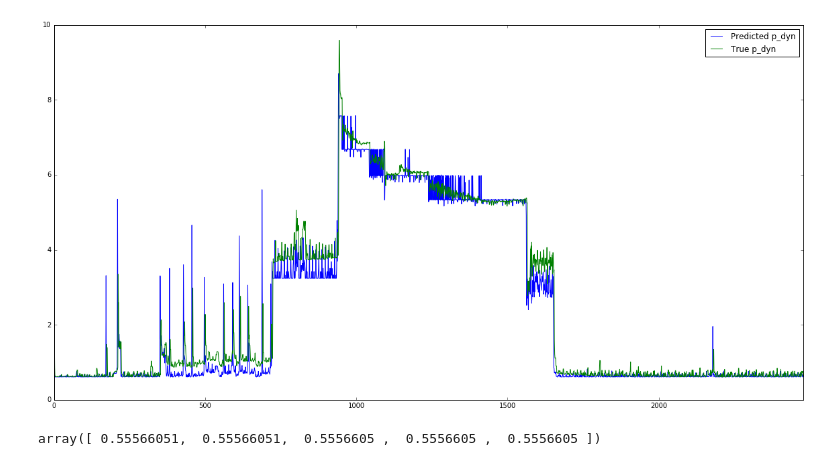
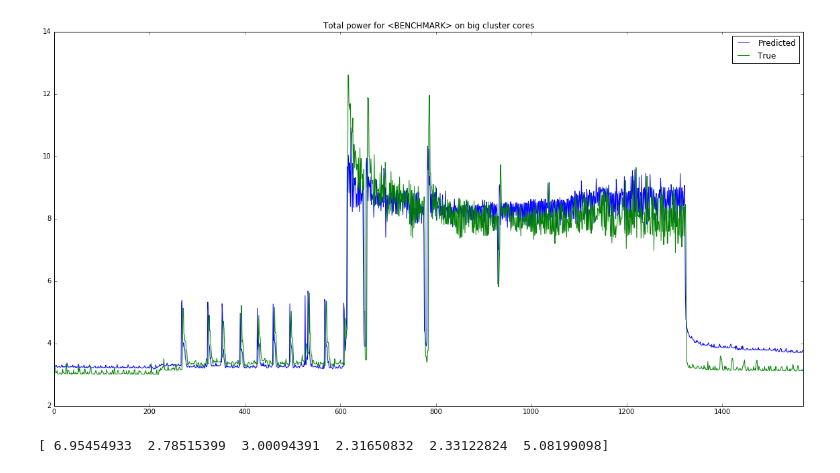
Before and after one commit to MaiaBlanco/userland_dvfs_gov, a Jupyter notebook: data/power model analysis/power_model_coeffs.ipynb, the cells around one changed output. Saved outputs shown, nothing was run; the diff lists cells and outputs as text; code cells hidden in the pictures.

Commit message:
Updates to linear regression power model.

```diff
--- a/data/power model analysis/power_model_coeffs.ipynb
+++ b/data/power model analysis/power_model_coeffs.ipynb
@@ -32,7 +38,8 @@ from power_model import (
 # blackscholes_files = glob.glob("../blackscholes_benchmarking/*.csv")
 blackscholes_files = ["../blackscholes_benchmarking/userspace_ondemand_blackscholes.csv"]
 bodytrack_files = glob.glob("../bodytrack_benchmarking/*.csv")
-random_data = ["../random_test.csv"]
+# random_data = ["../bodytrack_benchmarking/random_mc1_4_log_4_1_2018.csv"]
+random_data = ["../bodytrack_benchmarking/xu4_random_loads_4_1_2018.csv"]
 files = random_data
 # %%
 df_list = []
@@ -109,9 +118,16 @@ data_filtered.head(10)
 # %%
-X = data_filtered.loc[:, ["aVVFb", "vvf_b", "aVVFl", "vvf_l", "gpu_mem"]]
-y = data_filtered.p_dyn#p_total
+X = data_filtered.loc[:, ["aVVFb", "vvf_b", "aVVFl", "vvf_l", "gpu_mem", "p_leak"]]
+y = data_filtered.p_total
+# Or:
+# y = data_filtered.p_dyn
+
+# Fit and apply a scaler to the data:
+scaler = MinMaxScaler()
+scaler.fit(X)
+X = scaler.transform(X)
 
 # Estimate C values for the model (built-in cross validation):
-DPM = RidgeCV(alphas = np.linspace(.1, 10, 50), cv=2)
+DPM = RidgeCV(alphas = np.linspace(0.001, 100, 100), cv=5, normalize=False, fit_intercept=True)
 # # Create training and test sets:
 X_train, X_test, y_train, y_test = train_test_split(X, y, test_size=0.30, random_state=42, shuffle=True)
 DPM = DPM.fit(X_train,y_train)
@@ -135,12 +151,16 @@ pd.DataFrame([list(P), list(y_test.values)] )
 # %%
 # Load some other data and test/plot it:
-f_test = "../blackscholes_benchmarking/userspace_ondemand_blackscholes.csv"
-# f_test = "../random_test2.csv"
+# f_test = "../blackscholes_benchmarking/userspace_ondemand_blackscholes.csv"
+# Or:
+f_test = "../bodytrack_benchmarking/userspace_ondemand_bodytrack.csv"
+
 to_plot = pd.read_csv(f_test, index_col=False, header=0, sep='\t')
 other_XY = process_dataframe_list([to_plot])
 # %%
-X_plot = other_XY.loc[:, ["aVVFb", "vvf_b", "aVVFl", "vvf_l", "gpu_mem"]]
-y_plot = other_XY.p_dyn
+X_plot = other_XY.loc[:, ["aVVFb", "vvf_b", "aVVFl", "vvf_l", "gpu_mem", "p_leak"]]
+X_plot = scaler.transform(X_plot)
+# y_plot = other_XY.p_dyn
+y_plot = other_XY.p_total
 # %%
 P_plot = DPM.predict(X_plot)
 DPM.score(X_plot, y_plot)
@@ -153,14 +173,29 @@ mean_squared_error( list(y_plot.values), list(P_plot) )
 # %%
 plt.rcParams["figure.figsize"] = [20,10]
-plt.plot(range(len(P_plot)), P_plot, label="Predicted p_dyn")
-y_plot.plot(label="True p_dyn")
+plt.plot(range(len(P_plot)), P_plot, label="Predicted")
+y_plot.plot(label="True")
 plt.legend()
+plt.title("Total power for <BENCHMARK> on big cluster cores")
 plt.show()
 # %% [output]
-[figure, old version]
+[figure, new version]
-# %%
-X_hack = np.identity(5)
-y_hack = DPM.predict(X_hack)
-y_hack
-# %% [output]
-array([ 0.55566051,  0.55566051,  0.5556605 ,  0.5556605 ,  0.5556605 ])
+# %%
+X_hack = np.identity(X.shape[1])
+model_coeffs = DPM.predict(X_hack)
+print(model_coeffs)
+
+#using from above:
+# def leak_row_big(row):
+# def leak_row_little(row):
+# Defining now:
+def dyn_row_big(row):
+    global model_coeffs
+    return row.aVVFb * model_coeffs[0] + row.vvf_b * model_coeffs[1]
+
+def dyn_row_little(row):
+    global model_coeffs
+    return row.aVVFl * model_coeffs[2] + row.vvf_l * model_coeffs[3]
+
+foo = pd.DataFrame(data=X_plot, columns = ["aVVFb", "vvf_b", "aVVFl", "vvf_l", "gpu_mem", "p_leak"])
+# %% [output]
+[ 6.95454933  2.78515399  3.00094391  2.31650832  2.33122824  5.08199098]
```
Also changed, not shown: parts of 15 cells of this notebook.
